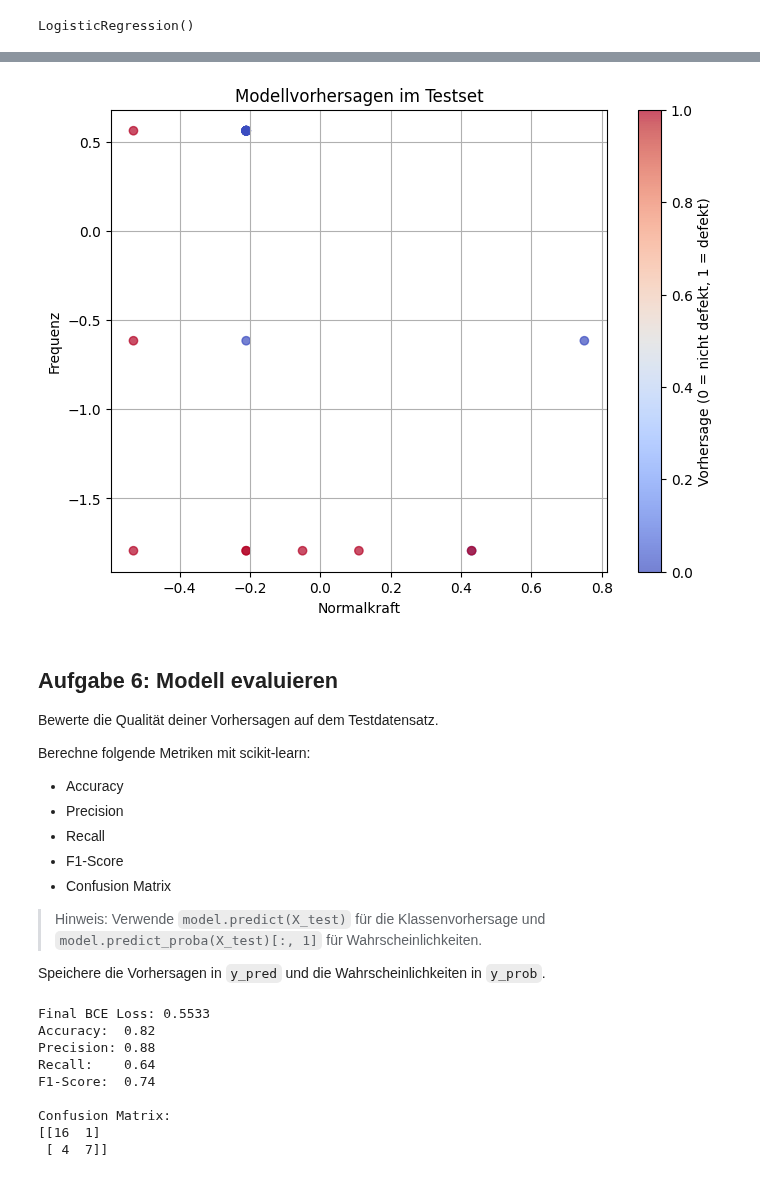
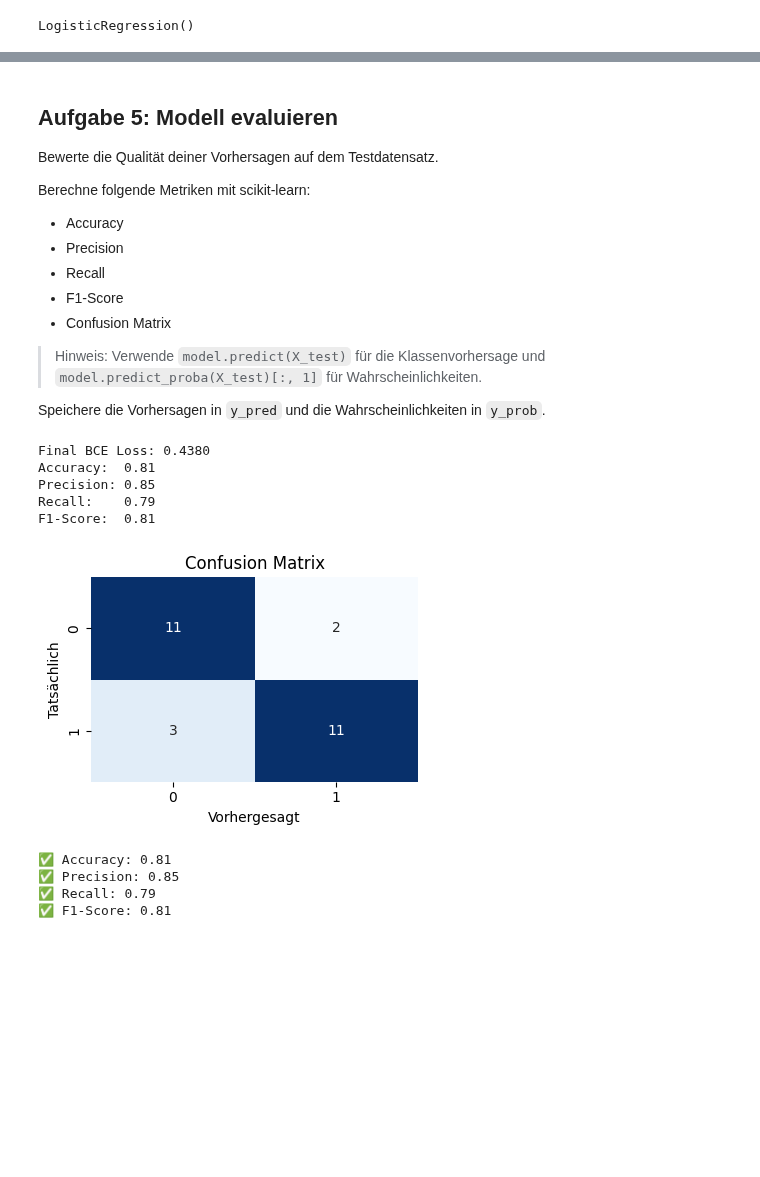
Before and after one commit to wolfromanlist/MLForEngineers, a Jupyter notebook: Notebooks/6-Lösungen.ipynb, the cells around one changed output, grey strips where cells are left out. Saved outputs shown, nothing was run; the diff lists cells and outputs as text; code cells hidden in the pictures; blank space fills up the shorter version.

```diff
--- a/Notebooks/6-Lösungen.ipynb
+++ b/Notebooks/6-Lösungen.ipynb
@@ -365,26 +338,5 @@ Schritte:
-# %%
-import matplotlib.pyplot as plt
-
-# Vorhersagen berechnen
-y_pred = model.predict(X_test)
-
-# Zwei Features auswählen
-x_feature = "Normalkraft"
-y_feature = "Frequenz"
-
-# Scatterplot der Testdaten, gefärbt nach Vorhersage
-plt.figure(figsize=(8, 6))
-plt.scatter(X_test[x_feature], X_test[y_feature], c=y_pred, cmap="coolwarm", alpha=0.7)
-plt.xlabel(x_feature)
-plt.ylabel(y_feature)
-plt.title("Modellvorhersagen im Testset")
-plt.colorbar(label="Vorhersage (0 = nicht defekt, 1 = defekt)")
-plt.grid(True)
-plt.show()
-# %% [output]
-[figure, removed]
 # %% [markdown]
-## Aufgabe 6: Modell evaluieren
+## Aufgabe 5: Modell evaluieren
 
 Bewerte die Qualität deiner Vorhersagen auf dem Testdatensatz.
 
@@ -402,38 +354,45 @@ Speichere die Vorhersagen in `y_pred` und die Wahrscheinlichkeiten in `y_prob`.
 # %%
 from sklearn.metrics import (
     accuracy_score, precision_score, recall_score,
     f1_score, confusion_matrix, log_loss
 )
 
 # Vorhersagen und Wahrscheinlichkeiten
 y_pred = model.predict(X_test)
 y_prob = model.predict_proba(X_test)[:, 1]
 
 # Wahre Labels
 y_true = y_test["target"]
 
 # Metriken berechnen
 print(f"Final BCE Loss: {log_loss(y_true, y_prob):.4f}")
 print(f"Accuracy:  {accuracy_score(y_true, y_pred):.2f}")
 print(f"Precision: {precision_score(y_true, y_pred):.2f}")
 print(f"Recall:    {recall_score(y_true, y_pred):.2f}")
 print(f"F1-Score:  {f1_score(y_true, y_pred):.2f}")
 
 # Confusion Matrix anzeigen
 cm = confusion_matrix(y_true, y_pred)
-print("\nConfusion Matrix:")
-print(cm)
+plt.figure(figsize=(4, 3))
+sns.heatmap(cm, annot=True, fmt="d", cmap="Blues", cbar=False)
+plt.xlabel("Vorhergesagt")
+plt.ylabel("Tatsächlich")
+plt.title("Confusion Matrix")
+plt.tight_layout()
+plt.show()
 # %% [output]
-Final BCE Loss: 0.5533
-Accuracy:  0.82
-Precision: 0.88
-Recall:    0.64
-F1-Score:  0.74
-
-Confusion Matrix:
-[[16  1]
- [ 4  7]]
+Final BCE Loss: 0.4380
+Accuracy:  0.81
+Precision: 0.85
+Recall:    0.79
+F1-Score:  0.81
+[figure, added]
 # %%
 ### Überprüft eure Lösung
 from scripts.checker import check_metrics
-# check_metrics(<>Hier eure y_test, y_pred, y_prob einfügen<>)
+check_metrics(y_true, y_pred, y_prob)
+# %% [output]
+✅ Accuracy: 0.81
+✅ Precision: 0.85
+✅ Recall: 0.79
+✅ F1-Score: 0.81
```
Also changed, not shown: parts of 27 cells of this notebook, 4 other files.
